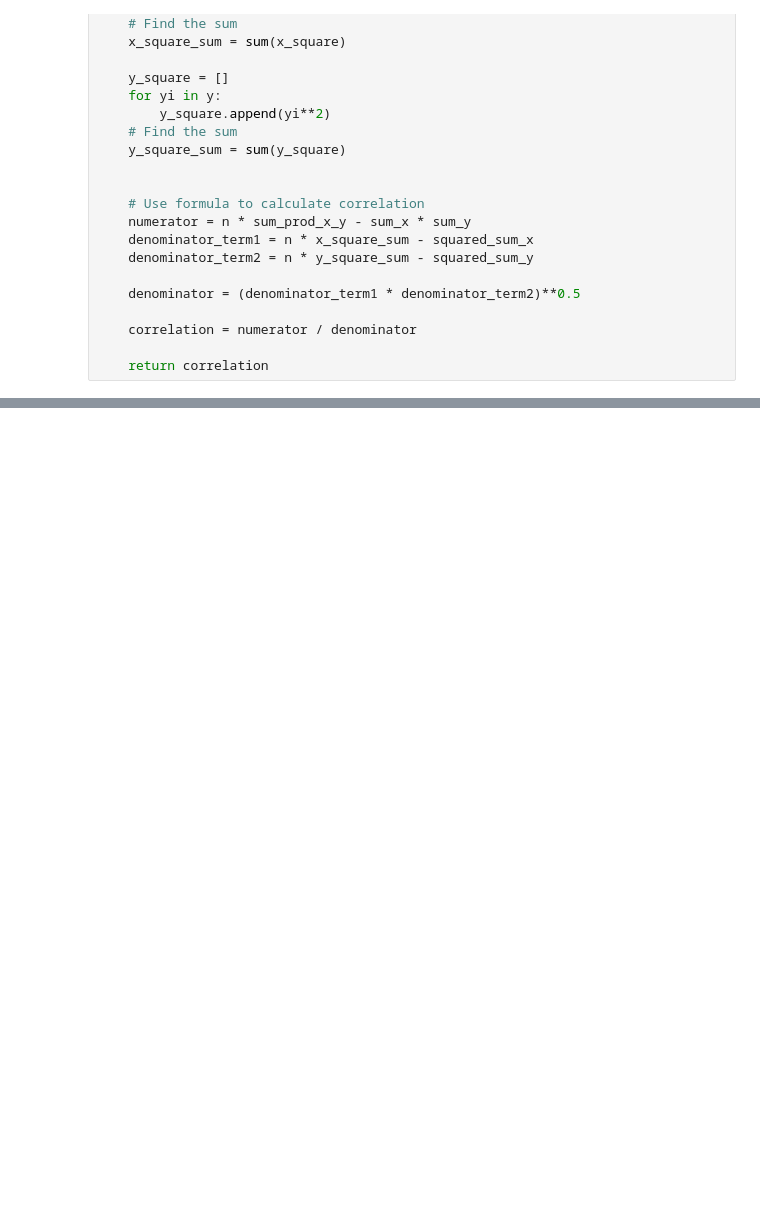
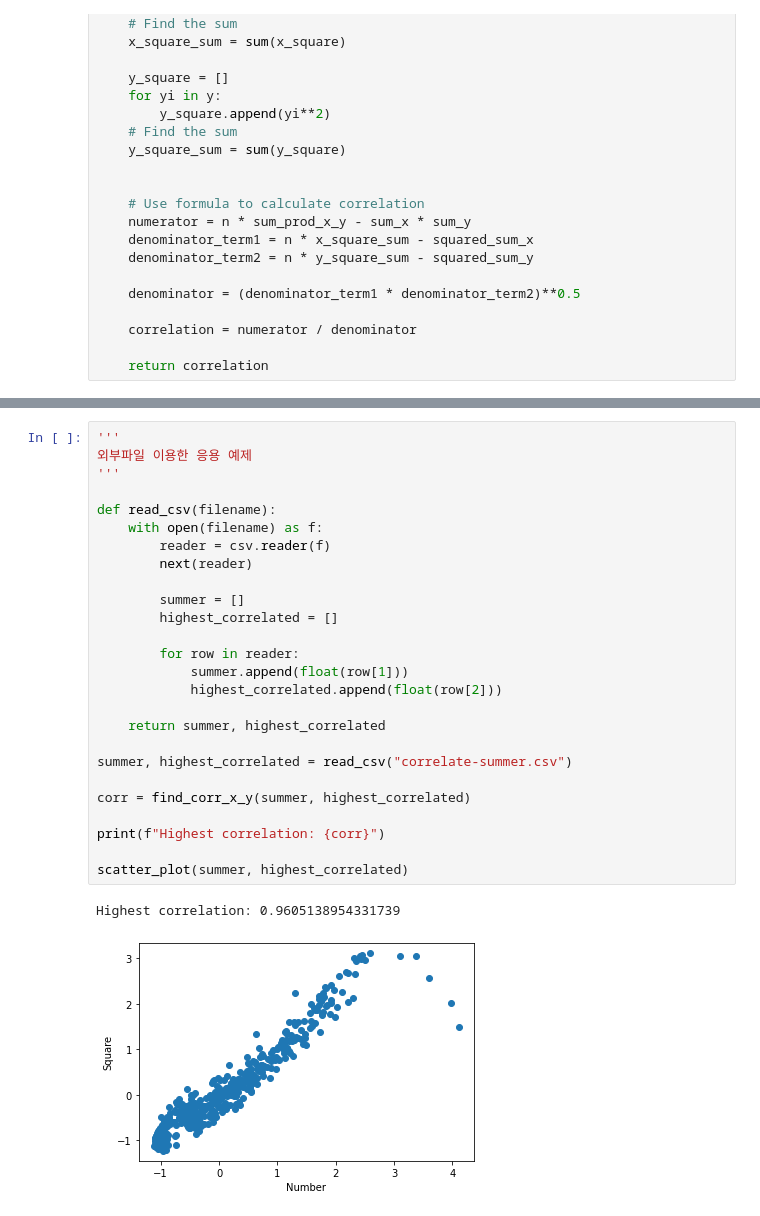
Before and after one commit to mrkkokku/prep, a Jupyter notebook: python/Math/Chap03_statistics.ipynb, the cells around one changed output, grey strips where cells are left out. Drawn from its saved outputs; the diff is of its cells as text; blank space fills up the shorter version.

```diff
--- a/python/Math/Chap03_statistics.ipynb
+++ b/python/Math/Chap03_statistics.ipynb
@@ -291,0 +386,29 @@ def find_corr_x_y(x, y):
+# %%
+'''
+외부파일 이용한 응용 예제
+'''
+
+def read_csv(filename):
+    with open(filename) as f:
+        reader = csv.reader(f)
+        next(reader)
+
+        summer = []
+        highest_correlated = []
+
+        for row in reader:
+            summer.append(float(row[1]))
+            highest_correlated.append(float(row[2]))
+
+    return summer, highest_correlated
+
+summer, highest_correlated = read_csv("correlate-summer.csv")
+
+corr = find_corr_x_y(summer, highest_correlated)
+
+print(f"Highest correlation: {corr}")
+
+scatter_plot(summer, highest_correlated)
+# %% [output]
+Highest correlation: 0.9605138954331739
+[figure, added]
```
Also changed, not shown: parts of 4 cells of this notebook, 4 other files.
